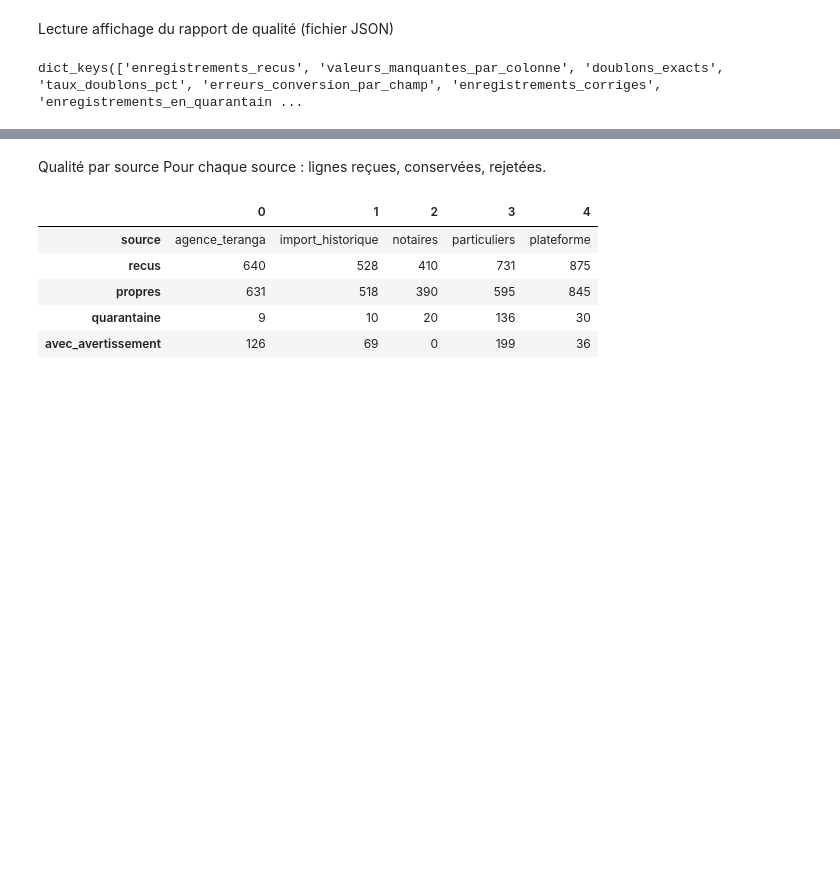
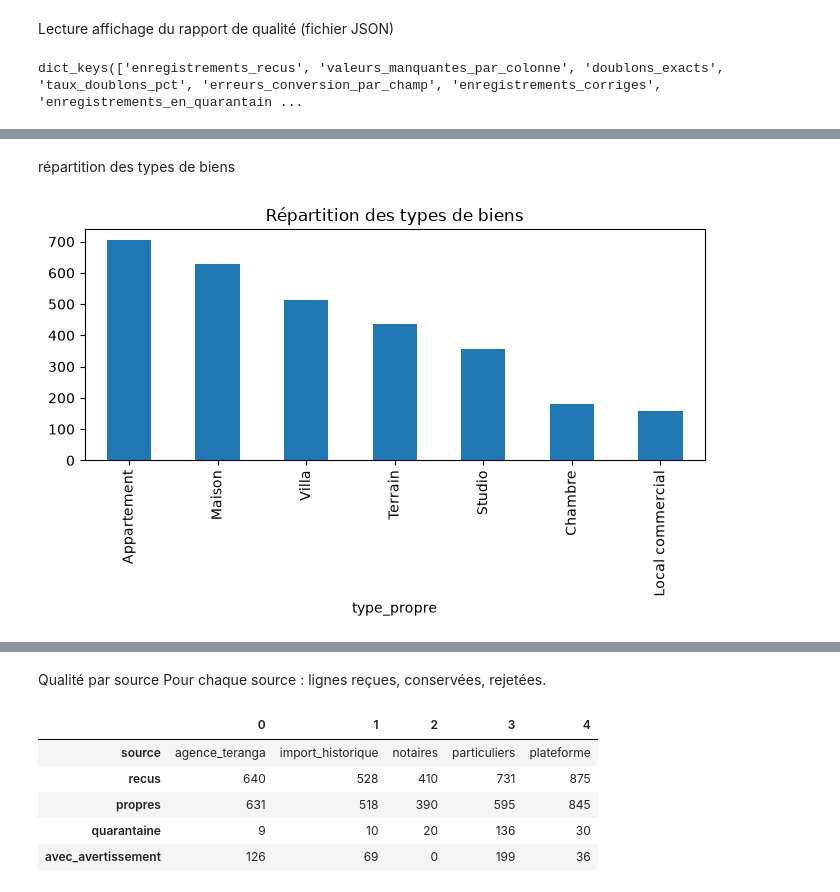
Before and after one commit to coumba-niang20/immo_analyse, a Jupyter notebook: notebooks/01_exploration.ipynb, the cells around one changed output, grey strips where cells are left out. Cells and saved outputs as stored; diff of their text form; code cells hidden in the pictures; blank space fills up the shorter version.

```diff
--- a/notebooks/01_exploration.ipynb
+++ b/notebooks/01_exploration.ipynb
@@ -46,0 +86,9 @@ dict_keys(['enregistrements_recus', 'valeurs_manquantes_par_colonne', 'doublons_
+# %% [markdown]
+répartition des types de biens
+# %%
+# Distribution des types de biens
+propres["type_propre"].value_counts().plot(kind="bar", figsize=(8, 3))
+plt.title("Répartition des types de biens")
+plt.show()
+# %% [output]
+[figure, added]
```
Also changed, not shown: parts of 24 cells of this notebook.
